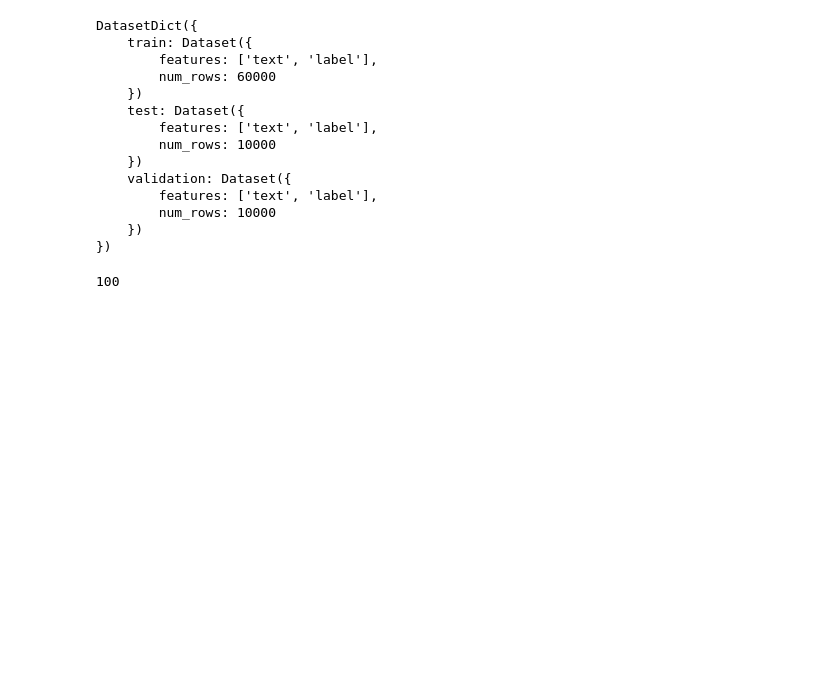
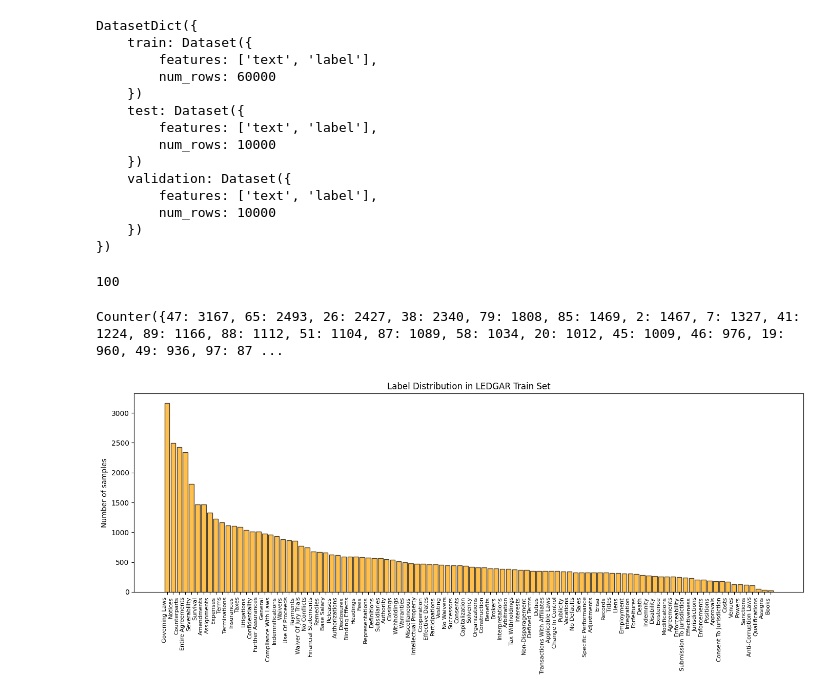
Before and after one commit to JulienDelavande/lextral, a Jupyter notebook: notebooks/data_exploration.ipynb, the cells around one changed output. Saved outputs shown, nothing was run; the diff lists cells and outputs as text; code cells hidden in the pictures; blank space fills up the shorter version.

```diff
--- a/notebooks/data_exploration.ipynb
+++ b/notebooks/data_exploration.ipynb
@@ -33,3 +33,41 @@ label_names = ds["train"].features["label"].names
 len(label_names)
 # %% [output]
 100
+# %%
+# number of el for each label
+from collections import Counter
+
+label_counts = Counter(ds["train"]["label"])
+print(label_counts)
+# %% [output]
+Counter({47: 3167, 65: 2493, 26: 2427, 38: 2340, 79: 1808, 85: 1469, 2: 1467, 7: 1327, 41: 1224, 89: 1166, 88: 1112, 51: 1104, 87: 1089, 58: 1034, 20: 1012, 45: 1009, 46: 976, 19: 960, 49: 936, 97: 87 ...
+# %%
+import matplotlib.pyplot as plt
+from collections import Counter
+from datasets import load_dataset
+
+# Charger le dataset
+ds = load_dataset("lex_glue", "ledgar")
+label_counts = Counter(ds["train"]["label"])
+
+# Récupérer les noms de labels textuels
+label_names = ds["train"].features["label"].names
+labels = list(label_counts.keys())
+counts = [label_counts[label] for label in labels]
+names = [label_names[label] for label in labels]
+
+# Trier par fréquence décroissante
+sorted_data = sorted(zip(names, counts), key=lambda x: x[1], reverse=True)
+sorted_names, sorted_counts = zip(*sorted_data)
+
+# Plot
+plt.figure(figsize=(14, 6))
+bars = plt.bar(sorted_names, sorted_counts, color='orange', edgecolor='black', alpha=0.7)
+plt.xticks(rotation=90, ha="right", fontsize=8)
+plt.ylabel("Number of samples")
+plt.title("Label Distribution in LEDGAR Train Set")
+plt.tight_layout()
+plt.savefig("../images/label_distribution_ledgar.png", dpi=300)
+plt.show()
+# %% [output]
+[figure, added]
```
Also changed, not shown: parts of 7 cells of this notebook, 54 other files.
